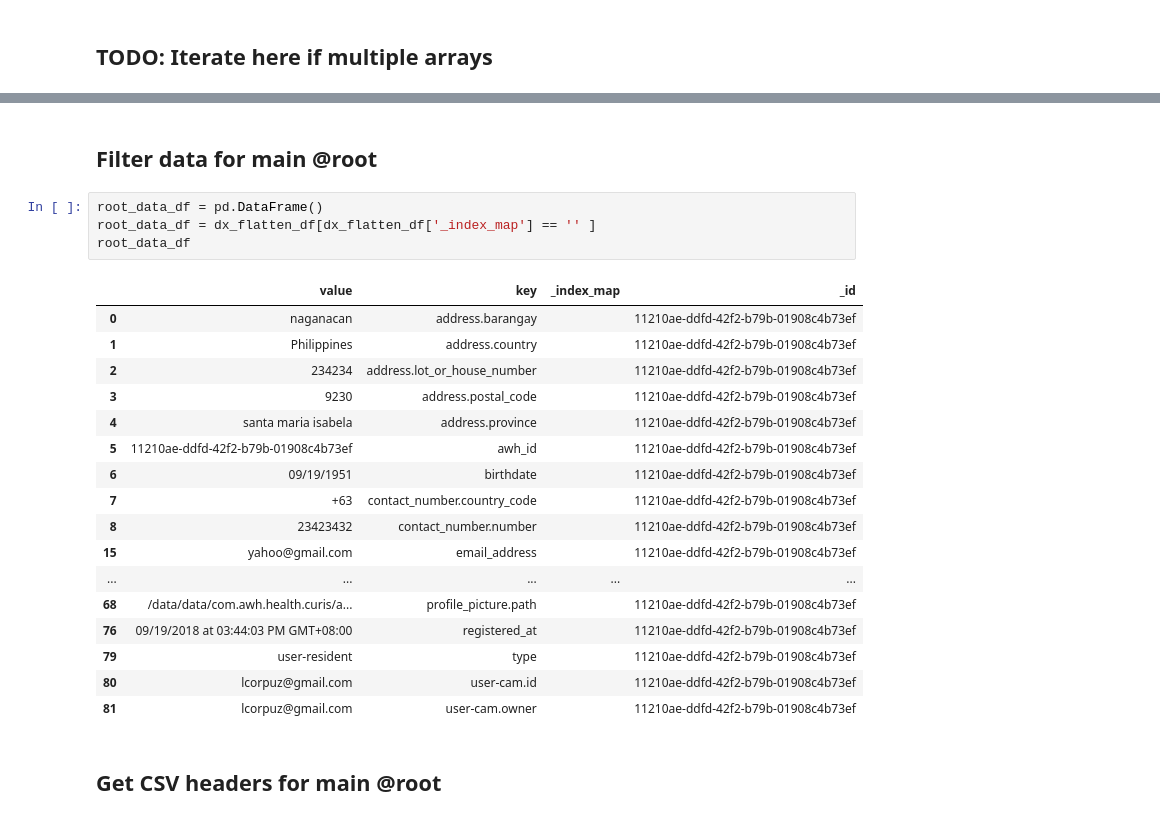
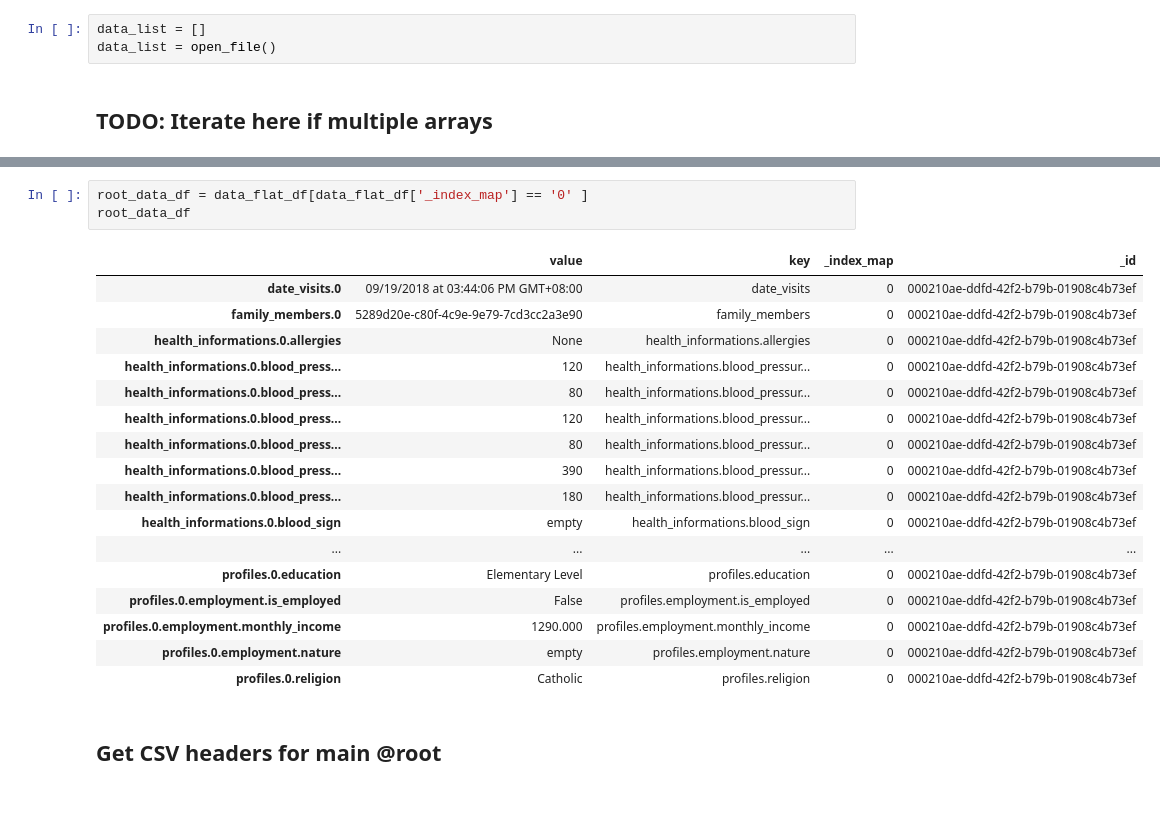
Before and after one commit to philipsales/nestedJSON-to-SQL, a Jupyter notebook: data_ingester.ipynb, the cells around one changed output, grey strips where cells are left out. Drawn from its saved outputs; the diff is of its cells as text.

```diff
--- a/data_ingester.ipynb
+++ b/data_ingester.ipynb
@@ -78,2 +97,5 @@ with open(input_data_file) as f:
+# %%
+data_list = []
+data_list = open_file()
 # %% [markdown]
 ## TODO: Iterate here if multiple arrays
@@ -184,26 +153,23 @@ dx_flatten_df
-# %% [markdown]
-## Filter data for main @root
-# %%
-root_data_df = pd.DataFrame()
-root_data_df = dx_flatten_df[dx_flatten_df['_index_map'] == '' ]
-root_data_df
-# %% [output]
-|  | value | key | _index_map | _id |
-| 0 | naganacan | address.barangay |  | 11210ae-ddfd-42f2-b79b-01908c4b73ef |
-| 1 | Philippines | address.country |  | 11210ae-ddfd-42f2-b79b-01908c4b73ef |
-| 2 | 234234 | address.lot_or_house_number |  | 11210ae-ddfd-42f2-b79b-01908c4b73ef |
-| 3 | 9230 | address.postal_code |  | 11210ae-ddfd-42f2-b79b-01908c4b73ef |
-| 4 | santa maria isabela | address.province |  | 11210ae-ddfd-42f2-b79b-01908c4b73ef |
-| 5 | 11210ae-ddfd-42f2-b79b-01908c4b73ef | awh_id |  | 11210ae-ddfd-42f2-b79b-01908c4b73ef |
-| 6 | 09/19/1951 | birthdate |  | 11210ae-ddfd-42f2-b79b-01908c4b73ef |
-| 7 | +63 | contact_number.country_code |  | 11210ae-ddfd-42f2-b79b-01908c4b73ef |
-| 8 | 23423432 | contact_number.number |  | 11210ae-ddfd-42f2-b79b-01908c4b73ef |
-| 15 | yahoo@gmail.com | email_address |  | 11210ae-ddfd-42f2-b79b-01908c4b73ef |
-| ... | ... | ... | ... | ... |
-| 68 | /data/data/com.awh.health.curis/a... | profile_picture.path |  | 11210ae-ddfd-42f2-b79b-01908c4b73ef |
-| 76 | 09/19/2018 at 03:44:03 PM GMT+08:00 | registered_at |  | 11210ae-ddfd-42f2-b79b-01908c4b73ef |
-| 79 | user-resident | type |  | 11210ae-ddfd-42f2-b79b-01908c4b73ef |
-| 80 | lcorpuz@gmail.com | user-cam.id |  | 11210ae-ddfd-42f2-b79b-01908c4b73ef |
-| 81 | lcorpuz@gmail.com | user-cam.owner |  | 11210ae-ddfd-42f2-b79b-01908c4b73ef |
+# %%
+root_data_df = data_flat_df[data_flat_df['_index_map'] == '0' ]
+root_data_df
+# %% [output]
+|  | value | key | _index_map | _id |
+| date_visits.0 | 09/19/2018 at 03:44:06 PM GMT+08:00 | date_visits | 0 | 000210ae-ddfd-42f2-b79b-01908c4b73ef |
+| family_members.0 | 5289d20e-c80f-4c9e-9e79-7cd3cc2a3e90 | family_members | 0 | 000210ae-ddfd-42f2-b79b-01908c4b73ef |
+| health_informations.0.allergies | None | health_informations.allergies | 0 | 000210ae-ddfd-42f2-b79b-01908c4b73ef |
+| health_informations.0.blood_press... | 120 | health_informations.blood_pressur... | 0 | 000210ae-ddfd-42f2-b79b-01908c4b73ef |
+| health_informations.0.blood_press... | 80 | health_informations.blood_pressur... | 0 | 000210ae-ddfd-42f2-b79b-01908c4b73ef |
+| health_informations.0.blood_press... | 120 | health_informations.blood_pressur... | 0 | 000210ae-ddfd-42f2-b79b-01908c4b73ef |
+| health_informations.0.blood_press... | 80 | health_informations.blood_pressur... | 0 | 000210ae-ddfd-42f2-b79b-01908c4b73ef |
+| health_informations.0.blood_press... | 390 | health_informations.blood_pressur... | 0 | 000210ae-ddfd-42f2-b79b-01908c4b73ef |
+| health_informations.0.blood_press... | 180 | health_informations.blood_pressur... | 0 | 000210ae-ddfd-42f2-b79b-01908c4b73ef |
+| health_informations.0.blood_sign | empty | health_informations.blood_sign | 0 | 000210ae-ddfd-42f2-b79b-01908c4b73ef |
+| ... | ... | ... | ... | ... |
+| profiles.0.education | Elementary Level | profiles.education | 0 | 000210ae-ddfd-42f2-b79b-01908c4b73ef |
+| profiles.0.employment.is_employed | False | profiles.employment.is_employed | 0 | 000210ae-ddfd-42f2-b79b-01908c4b73ef |
+| profiles.0.employment.monthly_income | 1290.000 | profiles.employment.monthly_income | 0 | 000210ae-ddfd-42f2-b79b-01908c4b73ef |
+| profiles.0.employment.nature | empty | profiles.employment.nature | 0 | 000210ae-ddfd-42f2-b79b-01908c4b73ef |
+| profiles.0.religion | Catholic | profiles.religion | 0 | 000210ae-ddfd-42f2-b79b-01908c4b73ef |
 # %% [markdown]
 ## Get CSV headers for main @root
```
Also changed, not shown: parts of 38 cells of this notebook, 16 other files.
